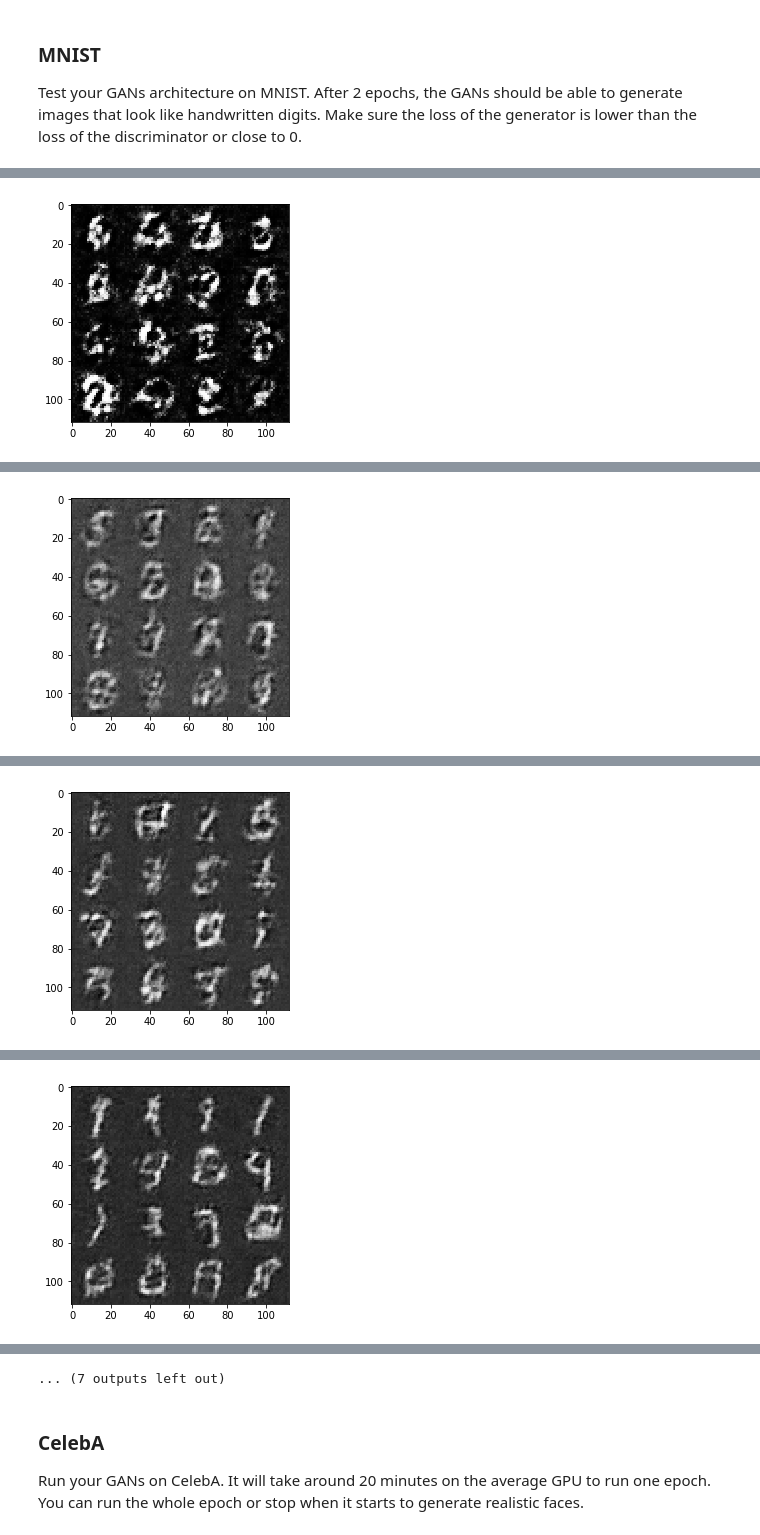
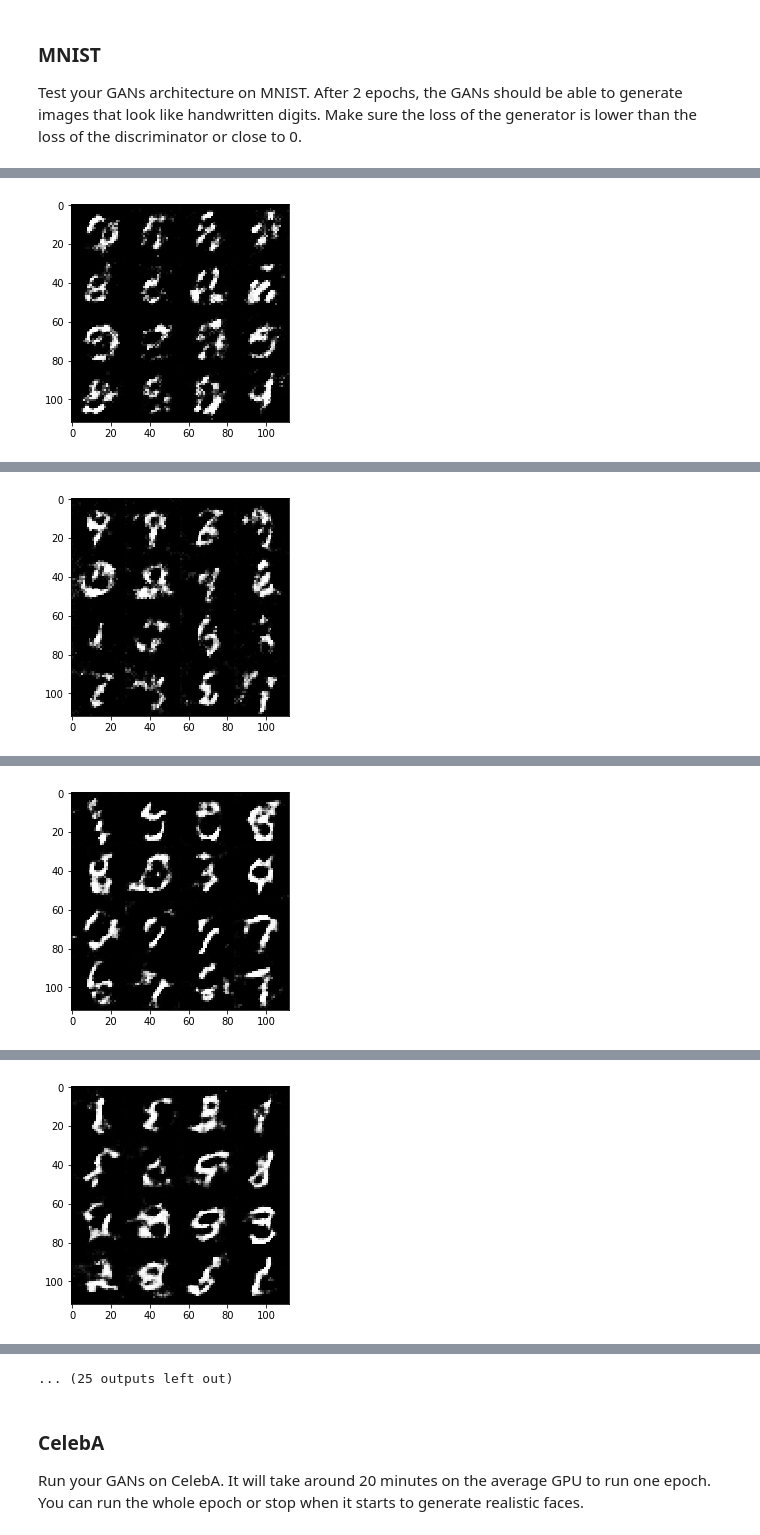
Before and after one commit to boopalanjayaraman/DeepLearning-Exercises, a Jupyter notebook: Face Generation/dlnd_face_generation.ipynb, the cells around one changed output, grey strips where cells are left out. Cells and saved outputs as stored; diff of their text form; code cells hidden in the pictures.

Commit message:
Committing After implementing the review comments and suggestions

```diff
--- a/Face Generation/dlnd_face_generation.ipynb
+++ b/Face Generation/dlnd_face_generation.ipynb
@@ -70,0 +77,8 @@ mnist_images.shape[-3:]
+# %%
+#according to the description below
+#"The values of the MNIST and CelebA dataset will be in the range of -0.5 to 0.5 of 28x28 dimensional images."
+mnist_dataset_temp = helper.Dataset('mnist', glob(os.path.join(data_dir, 'mnist/*.jpg')))
+batches = mnist_dataset_temp.get_batches(128)
+for imgs in batches:
+    print(imgs)
+    break
@@ -152,25 +184,26 @@ def discriminator(images, reuse=False):
     """
     # TODO: Implement Function
     alpha = 0.2
+    drop_out = 0.75
     #input dim will be that of generator output dim, i.e, 28x28xout_chan_dim(3)
     with tf.variable_scope('discriminator', reuse=reuse):
         #conv layer1
-        x1 = tf.layers.conv2d(images,64, (5,5), strides=(2,2), padding='same')
-        #bn1 = tf.layers.batch_normalization(x1, training=True)
-        #commenting out the above batch normalization mistake (and below line), since Ian goodwell's lecture says not to do.
-        #relu1 = tf.maximum(alpha * bn1, bn1)
+        x1 = tf.layers.conv2d(images,64, (5,5), strides=(2,2), padding='same', kernel_initializer=None) #setting kernel initializer to None will make it generate a new Glorot Uniform (Xavier) initializer
+        x1 = tf.nn.dropout(x=x1, keep_prob=drop_out) #adding drop out to experiment if it improves output
         relu1 = tf.maximum(alpha * x1, x1)
         # 14x14x64
 
         #conv layer2
-        x2 = tf.layers.conv2d(relu1, 128, (5,5), strides=(2,2), padding='same')
+        x2 = tf.layers.conv2d(relu1, 128, (5,5), strides=(2,2), padding='same', kernel_initializer=None)
         bn2 = tf.layers.batch_normalization(x2, training=True)
+        bn2 = tf.nn.dropout(x=bn2, keep_prob=drop_out) #adding drop out to experiment if it improves output
         relu2 = tf.maximum(alpha * bn2, bn2)
         # 7x7x128
 
          #conv layer3
-        x3 = tf.layers.conv2d(relu2, 256, (5,5), strides=(2,2), padding='same')
+        x3 = tf.layers.conv2d(relu2, 256, (5,5), strides=(2,2), padding='same', kernel_initializer=None)
         bn3 = tf.layers.batch_normalization(x3, training=True)
+        bn3 = tf.nn.dropout(x=bn3, keep_prob=drop_out)
         relu3 = tf.maximum(alpha * bn3, bn3)
         # 4x4x256
 
@@ -201,28 +234,32 @@ def generator(z, out_channel_dim, is_train=True):
     :return: The tensor output of the generator
     """
     alpha = 0.2
+    drop_out = 0.75
     # TODO: Implement Function
     with tf.variable_scope('generator', reuse=(not is_train)):
         #Input
-        x1 = tf.layers.dense(z, 7*7*64)
+        x1 = tf.layers.dense(z, 7*7*512)
         # reshape it
-        reshaped1 = tf.reshape(x1, (-1,7,7,64))
+        reshaped1 = tf.reshape(x1, (-1,7,7,512))
         bn1 = tf.layers.batch_normalization(reshaped1, training=is_train)
+        bn1 = tf.nn.dropout(bn1, keep_prob=drop_out)
         relu1 = tf.maximum(alpha * bn1, bn1)
         # 7x7x64 is the output (chngd frm 128)
 
-        x2 = tf.layers.conv2d_transpose(relu1, 32, 5, strides=(2,2), padding='same')
+        x2 = tf.layers.conv2d_transpose(relu1, 256, 5, strides=(2,2), padding='same', kernel_initializer=None)
         bn2 = tf.layers.batch_normalization(x2, training=is_train)
+        bn2 = tf.nn.dropout(bn2, keep_prob=drop_out)
         relu2 = tf.maximum(alpha * bn2, bn2)
-        # 14x14x32
+        # 14x14x256
 
-        x3 = tf.layers.conv2d_transpose(relu2, 16, 5, strides=(2,2), padding='same')
+        x3 = tf.layers.conv2d_transpose(relu2, 128, 5, strides=(2,2), padding='same', kernel_initializer=None)
         bn3 = tf.layers.batch_normalization(x3, training=is_train)
+        bn3 = tf.nn.dropout(bn3, keep_prob=drop_out)
         relu3 = tf.maximum(alpha * bn3, bn3)
         # 28x28x16
 
         #logits
-        logits = tf.layers.conv2d_transpose(relu3, out_channel_dim, 5, strides=(1,1), padding='same')
+        logits = tf.layers.conv2d_transpose(relu3, out_channel_dim, 5, strides=(1,1), padding='same', kernel_initializer=None)
         # should be 28x28x3
 
         out = tf.tanh(logits)
@@ -380,6 +417,8 @@ def train(epoch_count, batch_size, z_dim, learning_rate, beta1, get_batches, dat
             for batch_images in get_batches(batch_size):
                 # TODO: Train Model
                 steps +=1
+                #multiplying by 2 since the values are preprocessed to be between -0.5 to 0.5
+                batch_images = 2 * batch_images
 
                 #random noise sample
                 batch_z = np.random.uniform(-1,1, size=(batch_size, z_dim))
@@ -410,10 +449,10 @@ def train(epoch_count, batch_size, z_dim, learning_rate, beta1, get_batches, dat
 ### MNIST
 Test your GANs architecture on MNIST.  After 2 epochs, the GANs should be able to generate images that look like handwritten digits.  Make sure the loss of the generator is lower than the loss of the discriminator or close to 0.
 # %%
-batch_size = 128
+batch_size = 64
 z_dim = 100
 learning_rate = 0.0002
-beta1 = 0.1
+beta1 = 0.4
 
 
 """
@@ -439 +478 @@ Epoch 1/2... Discriminator Loss: 1.3047... Generator Loss: 0.5000
-[figure, old version]
+[figure, new version]
@@ -450 +489 @@ Epoch 1/2... Discriminator Loss: 1.1093... Generator Loss: 0.7250
-[figure, old version]
+[figure, new version]
@@ -461 +500 @@ Epoch 1/2... Discriminator Loss: 1.3521... Generator Loss: 0.4837
-[figure, old version]
+[figure, new version]
@@ -472 +511 @@ Epoch 1/2... Discriminator Loss: 1.3202... Generator Loss: 0.8005
-[figure, old version]
+[figure, new version]
@@ -495,4 +534,4 @@ Epoch 2/2... Discriminator Loss: 1.2124... Generator Loss: 0.5968
-... (7 outputs left out)
+... (25 outputs left out)
 # %% [markdown]
 ### CelebA
 Run your GANs on CelebA.  It will take around 20 minutes on the average GPU to run one epoch.  You can run the whole epoch or stop when it starts to generate realistic faces.
```
Also changed, not shown: parts of 4 cells of this notebook, 1 other file.
